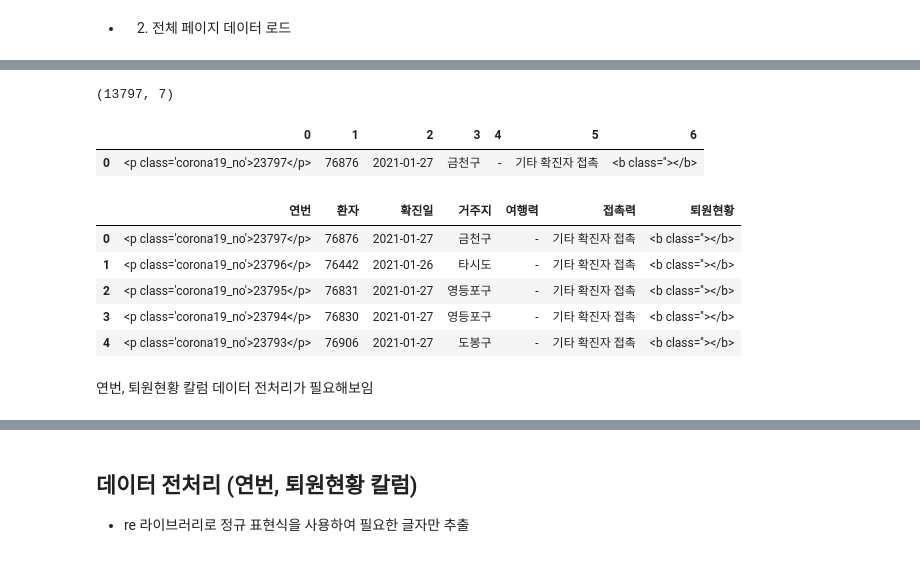
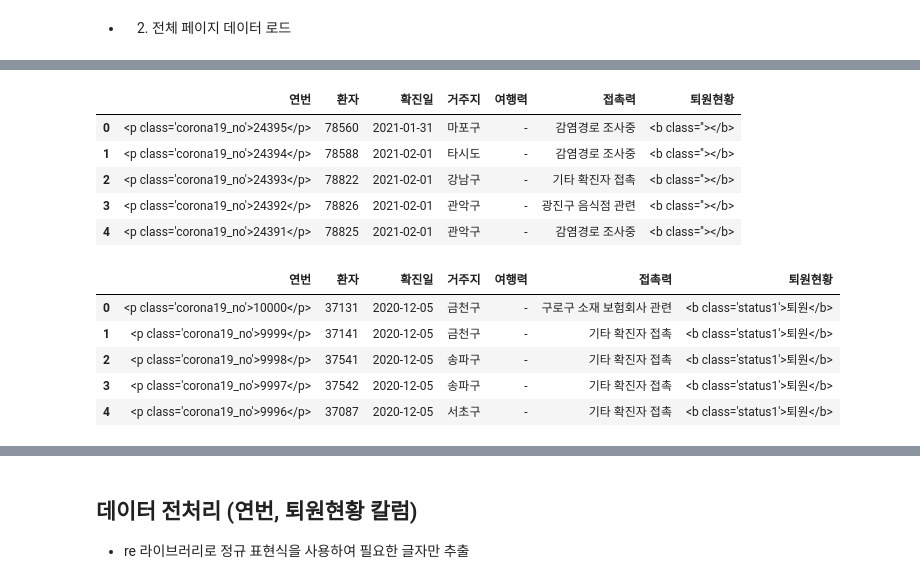
Before and after one commit to dhleegarret/data_analysis, a Jupyter notebook: todaycode/seoul_covid19_crawring_preprocessing.ipynb, the cells around one changed output, grey strips where cells are left out. Cells and saved outputs as stored; diff of their text form; code cells hidden in the pictures.

```diff
--- a/todaycode/seoul_covid19_crawring_preprocessing.ipynb
+++ b/todaycode/seoul_covid19_crawring_preprocessing.ipynb
@@ -154,7 +136,6 @@ pd.DataFrame(data_json["data"])
 
 # draw: 웹사이트 페이지 번호를 누를때마다 1씩 증가!
 # => draw=1: 최초 1페이지 테이블을 가져올 수 있음!
-url = "http://news.seoul.go.kr/api/27/getCorona19Status/get_status_ajax.php?draw=1"
-#url = url + "&order%5B0%5D%5Bdir%5D=desc&start=100&length=1000"
-
+url = "https://news.seoul.go.kr/api/27/getCorona19Status/get_status_ajax.php?draw=1"
 url = url + "&order%5B0%5D%5Bdir%5D=desc&start=0&length=100"
+url
@@ -230,13 +213,16 @@ pd.DataFrame(data)
 # %% [markdown]
 ## 위 기능과 동일하게 1페이지만 가져오는 함수 정의
 # %%
-def get_seoul_covid19_100(page_no):
+# 1) 확진자 현황 (10001번 ~ 현재)
+def get_seoul_covid19_10001_current(page_no):
 
     start_no = (page_no - 1) * 100
 
-    url = f"http://news.seoul.go.kr/api/27/getCorona19Status/get_status_ajax.php?draw={page_no}"
+    url = f"https://news.seoul.go.kr/api/27/getCorona19Status/get_status_ajax.php?draw={page_no}"
     url = f"{url}&order%5B0%5D%5Bdir%5D=desc&start={start_no}&length=100"
 
     response = requests.get(url)
     data_json = response.json()
+
+
     return data_json
@@ -307,7 +263,7 @@ page_list = []
 
 all_page = 3
 for page_no in trange(all_page+1): # for ~ in range()처럼 all_page + 1을 해준다!
-    one_page_data_json = get_seoul_covid19_100(page_no)
+    one_page_data_json = get_seoul_covid19_10001_current(page_no)
     one_page_df = pd.DataFrame(one_page_data_json["data"])
     page_list.append(one_page_df)
 
@@ -334,11 +290,12 @@ pd.concat(page_list)
 # %% [markdown]
 * 2) 전체 페이지 데이터 로드
 # %%
-def get_multi_page_list(start_page, end_page=80):
+# 1) 확진자 현황 (10001번 ~ 현재)
+def get_multi_page_list_10001_current(start_page, end_page=80):
 
     page_list = []
     for page_no in trange(start_page, end_page + 1):
-        one_page_data_json = get_seoul_covid19_100(page_no)
+        one_page_data_json = get_seoul_covid19_10001_current(page_no)
 
         if len(one_page_data_json["data"]) > 0:
             one_page_df = pd.DataFrame(one_page_data_json["data"])
@@ -375,10 +308,0 @@ page_list[:1]
-# %%
-df_all = pd.concat(page_list)
-df_all.shape
-# %% [output]
-(13797, 7)
-# %%
-df_all.head(1)
-# %% [output]
-|  | 0 | 1 | 2 | 3 | 4 | 5 | 6 |
-| 0 | <p class='corona19_no'>23797</p> | 76876 | 2021-01-27 | 금천구 | - | 기타 확진자 접촉 | <b class=''></b> |
@@ -385,13 +327,45 @@ df_all.head(1)
 # %%
+# 1) 확진자 현황 (10001번 ~ 현재): 2021.02.02 기준 1페이지 ~ 144페이지
+start_page = 1
+page_list = get_multi_page_list_10001_current(start_page, end_page) #  1페이지 ~ end_page(144) 페이지까지의 데이터 크롤링
+# 데이터가 많아서 1페이지 데이터만 확인
+#page_list[:1]
+df_all_10001_current = pd.concat(page_list)
+
+#df_all_10001_current.shape
+#df_all_10001_current.head(1)
+
 # read_html()로 읽어온 table[3]의 칼럼명을 리스트로 만들어서 df_all에 적용
-df_all.columns = table[3].columns.tolist()
-df_all.head()
+df_all_10001_current.columns = table[3].columns.tolist()
+df_all_10001_current.head()
 # %% [output]
 |  | 연번 | 환자 | 확진일 | 거주지 | 여행력 | 접촉력 | 퇴원현황 |
-| 0 | <p class='corona19_no'>23797</p> | 76876 | 2021-01-27 | 금천구 | - | 기타 확진자 접촉 | <b class=''></b> |
-| 1 | <p class='corona19_no'>23796</p> | 76442 | 2021-01-26 | 타시도 | - | 기타 확진자 접촉 | <b class=''></b> |
-| 2 | <p class='corona19_no'>23795</p> | 76831 | 2021-01-27 | 영등포구 | - | 기타 확진자 접촉 | <b class=''></b> |
-| 3 | <p class='corona19_no'>23794</p> | 76830 | 2021-01-27 | 영등포구 | - | 기타 확진자 접촉 | <b class=''></b> |
-| 4 | <p class='corona19_no'>23793</p> | 76906 | 2021-01-27 | 도봉구 | - | 기타 확진자 접촉 | <b class=''></b> |
+| 0 | <p class='corona19_no'>24395</p> | 78560 | 2021-01-31 | 마포구 | - | 감염경로 조사중 | <b class=''></b> |
+| 1 | <p class='corona19_no'>24394</p> | 78588 | 2021-02-01 | 타시도 | - | 감염경로 조사중 | <b class=''></b> |
+| 2 | <p class='corona19_no'>24393</p> | 78822 | 2021-02-01 | 강남구 | - | 기타 확진자 접촉 | <b class=''></b> |
+| 3 | <p class='corona19_no'>24392</p> | 78826 | 2021-02-01 | 관악구 | - | 광진구 음식점 관련 | <b class=''></b> |
+| 4 | <p class='corona19_no'>24391</p> | 78825 | 2021-02-01 | 관악구 | - | 감염경로 조사중 | <b class=''></b> |
-# %% [markdown]
-연번, 퇴원현황 칼럼 데이터 전처리가 필요해보임
+# %%
+# 2) 확진자 현황 (1번 ~ 10000번): 2021.02.02 기준 1페이지 ~ 100페이지
+start_page = 3
+end_page = 103
+page_list = get_multi_page_list_1_10000(start_page, end_page) #  1페이지 ~ end_page(100) 페이지까지의 데이터 크롤링
+# 데이터가 많아서 1페이지 데이터만 확인
+#page_list[:1]
+
+
+df_all_1_10000 = pd.concat(page_list)
+
+#df_all_1_10000.shape
+#df_all_1_10000.head(1)
+
+# read_html()로 읽어온 df_all_10001_current의 칼럼명을 리스트로 만들어서 df_all에 적용
+df_all_1_10000.columns = df_all_10001_current.columns.tolist()
+df_all_1_10000.head()
+# %% [output]
+|  | 연번 | 환자 | 확진일 | 거주지 | 여행력 | 접촉력 | 퇴원현황 |
+| 0 | <p class='corona19_no'>10000</p> | 37131 | 2020-12-05 | 금천구 | - | 구로구 소재 보험회사 관련 | <b class='status1'>퇴원</b> |
+| 1 | <p class='corona19_no'>9999</p> | 37141 | 2020-12-05 | 금천구 | - | 기타 확진자 접촉 | <b class='status1'>퇴원</b> |
+| 2 | <p class='corona19_no'>9998</p> | 37541 | 2020-12-05 | 송파구 | - | 기타 확진자 접촉 | <b class='status1'>퇴원</b> |
+| 3 | <p class='corona19_no'>9997</p> | 37542 | 2020-12-05 | 송파구 | - | 기타 확진자 접촉 | <b class='status1'>퇴원</b> |
+| 4 | <p class='corona19_no'>9996</p> | 37087 | 2020-12-05 | 서초구 | - | 기타 확진자 접촉 | <b class='status1'>퇴원</b> |
```
Also changed, not shown: parts of 31 cells of this notebook, 5 other files.
